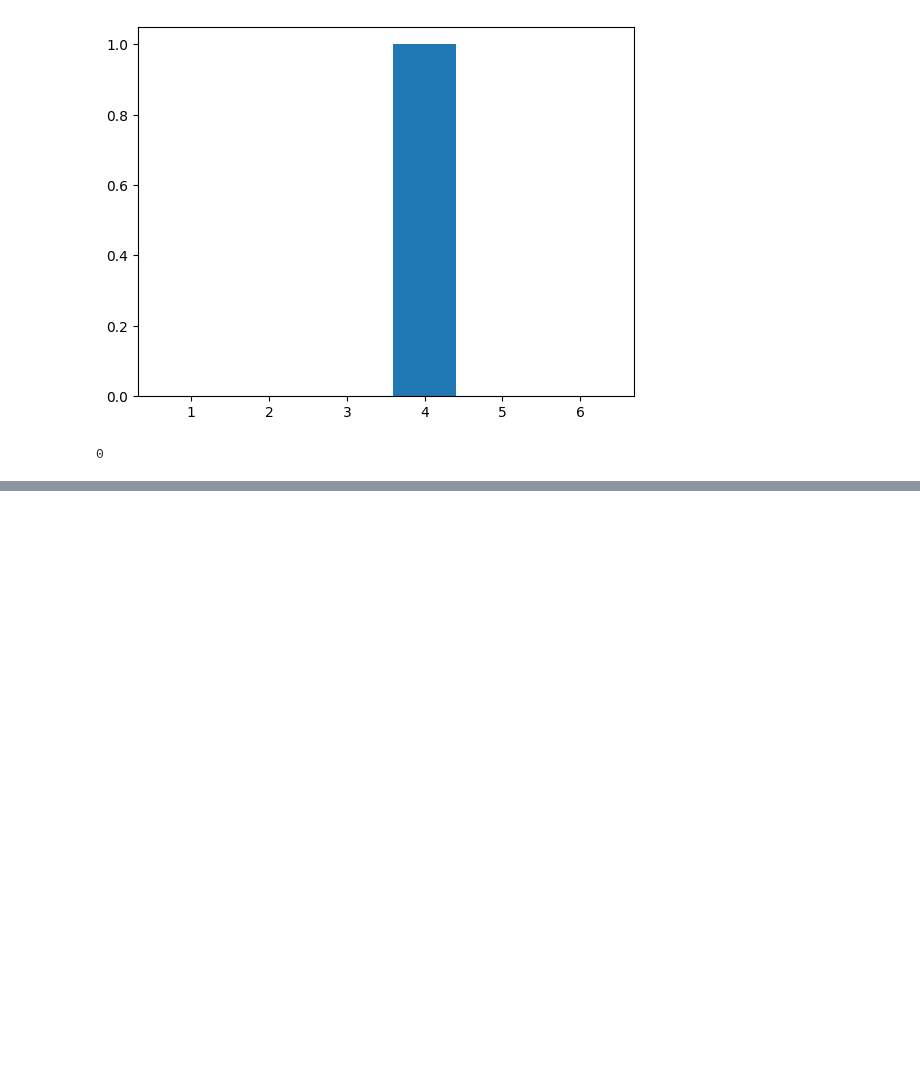
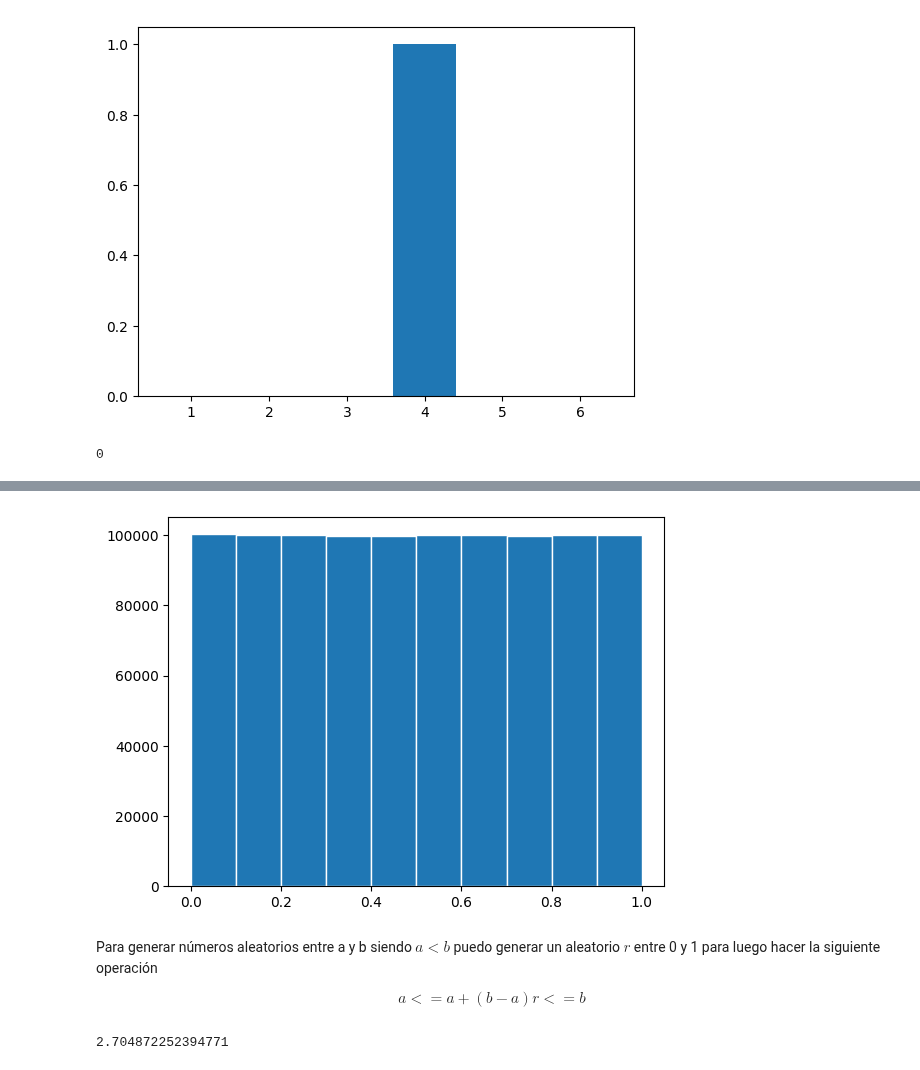
Before and after one commit to JhonZafra/Statistic_Concepts, a Jupyter notebook: SemanaV/DistribucionesDiscretas.ipynb, the cells around one changed output, grey strips where cells are left out. Cells and saved outputs as stored; diff of their text form; code cells hidden in the pictures; blank space fills up the shorter version.

```diff
--- a/SemanaV/DistribucionesDiscretas.ipynb
+++ b/SemanaV/DistribucionesDiscretas.ipynb
@@ -168,0 +246,20 @@ varianza(x, P)
+# %%
+N = 10**6
+x = np.random.rand(N)
+plt.hist(x, edgecolor= 'white')
+plt.show()
+# %% [output]
+[figure, added]
+# %% [markdown]
+Para generar números aleatorios entre a y b siendo  $ a<b$ puedo generar un aleatorio $r$ entre 0 y 1 para luego hacer la siguiente operación
+
+$$ a<= a + (b-a)r <= b $$
+# %%
+a = -2
+b = 3.1
+
+r = np.random.rand()
+
+a + (b-a)*r
+# %% [output]
+2.704872252394771
```
Also changed, not shown: parts of 36 cells of this notebook.
